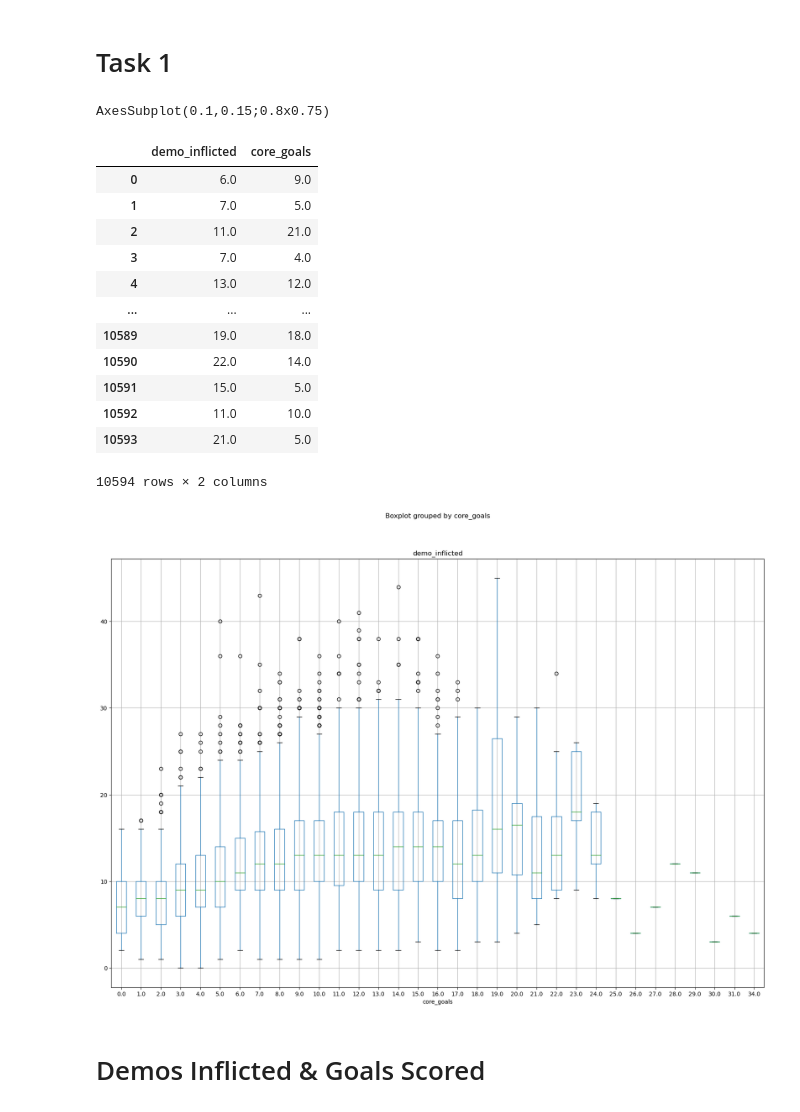
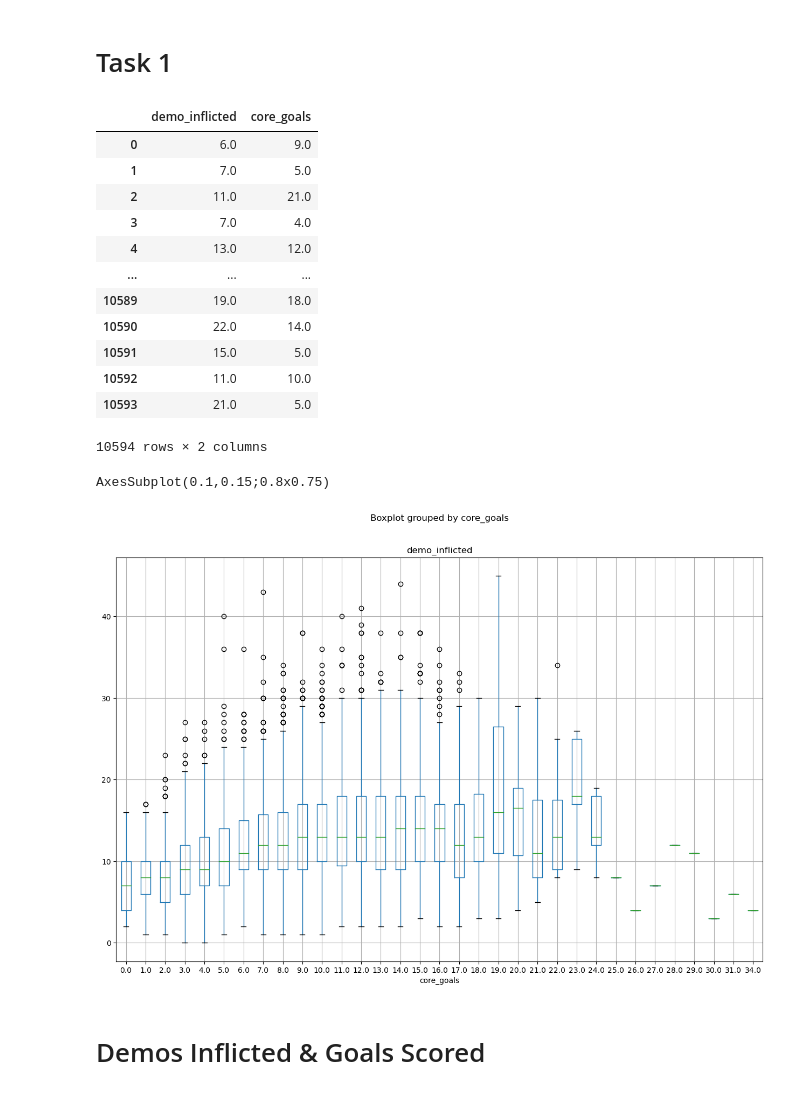
Before and after one commit to ahmadsm1/Rocket-League-Winning-Strategies, a Jupyter notebook: notebooks/analysis2.ipynb, the cells around one changed output. Cells and saved outputs as stored; diff of their text form; code cells hidden in the pictures.

```diff
--- a/notebooks/analysis2.ipynb
+++ b/notebooks/analysis2.ipynb
@@ -12,32 +12,35 @@ Briefly describe your research question or interests here.
 # %%
 import pandas as pd
 import seaborn as sns
+from project_functions2 import load_and_process
+import matplotlib.pyplot as plt
 
 data_set = pd.read_csv('../data/raw/matches_by_teams.csv')
 
 m3_data_set = data_set[['demo_inflicted','core_goals']]
 
-x = m3_data_set.boxplot('demo_inflicted','core_goals', figsize = (20,14))
-
-print(x)
-
 m3_data_set
 # %% [output]
+|  | demo_inflicted | core_goals |
+| 0 | 6.0 | 9.0 |
+| 1 | 7.0 | 5.0 |
+| 2 | 11.0 | 21.0 |
+| 3 | 7.0 | 4.0 |
+| 4 | 13.0 | 12.0 |
+| ... | ... | ... |
+| 10589 | 19.0 | 18.0 |
+| 10590 | 22.0 | 14.0 |
+| 10591 | 15.0 | 5.0 |
+| 10592 | 11.0 | 10.0 |
+| 10593 | 21.0 | 5.0 |
-AxesSubplot(0.1,0.15;0.8x0.75)
+10594 rows × 2 columns
-|  | demo_inflicted | core_goals |
-| 0 | 6.0 | 9.0 |
-| 1 | 7.0 | 5.0 |
-| 2 | 11.0 | 21.0 |
-| 3 | 7.0 | 4.0 |
-| 4 | 13.0 | 12.0 |
-| ... | ... | ... |
-| 10589 | 19.0 | 18.0 |
-| 10590 | 22.0 | 14.0 |
-| 10591 | 15.0 | 5.0 |
-| 10592 | 11.0 | 10.0 |
-| 10593 | 21.0 | 5.0 |
-10594 rows × 2 columns
-[figure, removed]
+# %%
+x = m3_data_set.boxplot('demo_inflicted','core_goals', figsize = (15,10))
+
+print(x)
+# %% [output]
+AxesSubplot(0.1,0.15;0.8x0.75)
+[figure, added]
 # %% [markdown]
 # Demos Inflicted & Goals Scored
 # %%
```
Also changed, not shown: parts of 18 cells of this notebook, 1 other file.
